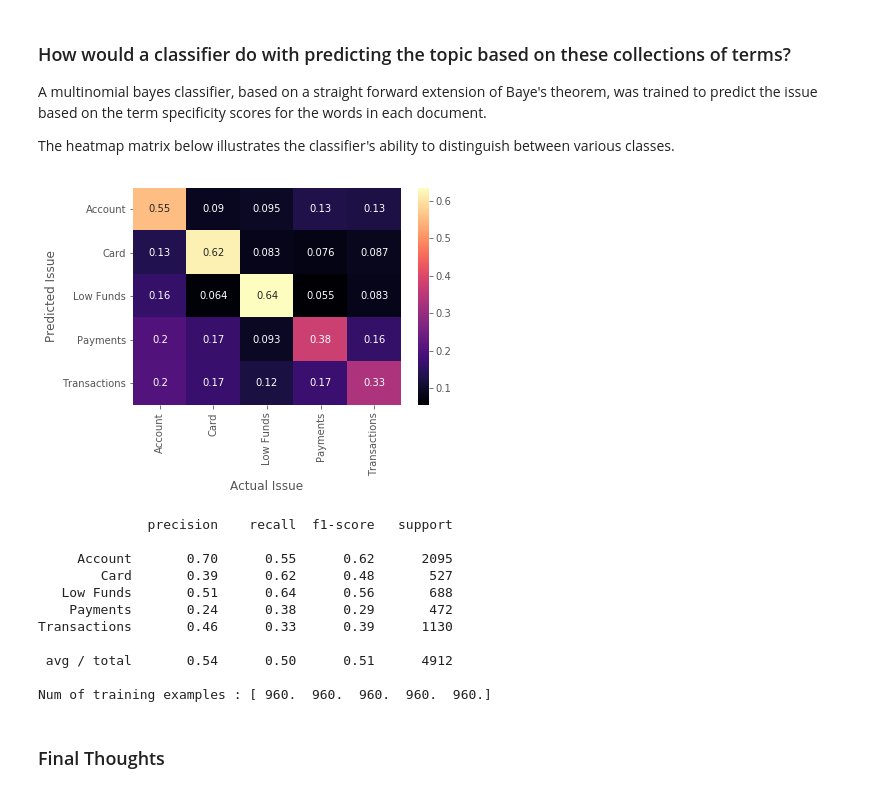
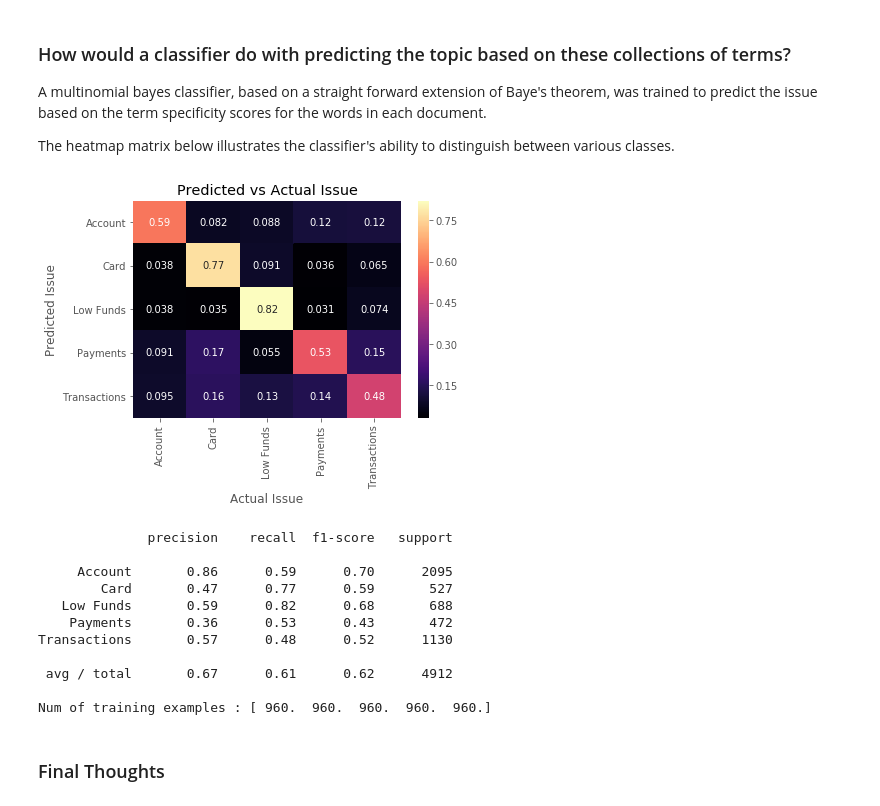
Before and after one commit to swfisher/springboard, a Jupyter notebook: complaints/reports/complaints_data_story.ipynb, the cells around one changed output. Cells and saved outputs as stored; diff of their text form; code cells hidden in the pictures.

Commit message:
Corrected max features, added log scaling for term frequency.

```diff
--- a/complaints/reports/complaints_data_story.ipynb
+++ b/complaints/reports/complaints_data_story.ipynb
@@ -204,3 +201,7 @@ glob_tfidf = tfidf_vectorize(glob_bow['m'])
+# %%
+glob_bow = bow_vectorize(text_globs,max_df=1.0)
+#Computes sublinear tf, in which term frequency is replaced with 1 + log(tf), functions better for Doc Count.
+glob_tfidf = tfidf_vectorize(glob_bow['m'],sublinear_tf=True)
 # %%
 bow_m = glob_bow['m'].todense()
 bow_mz = stats.zscore(bow_m,axis=0)
@@ -243,0 +222,8 @@ Note that the left-most bars on the x-axis reach well above the cut off on the y
+# %%
+plt.figure(figsize=(10,6))
+plt.title("Overall distribution of Specificity Values")
+for issue in issues:
+    sns.kdeplot(glob_df.loc[:,(issue,'tfidf')],shade=True)
+plt.xlabel('Frequency')
+plt.xlabel('Specificity Values')
+plt.show()
@@ -252,10 +240,15 @@ for issue in issues:
     it = glob_df.loc[:,(issue,['tfidf','bow'])]
     it.columns = it.columns.get_level_values(1)
     it.columns = ["Frequency","Specificity"]
+    unigrams = it.loc[[i for i in glob_df.index if len(i.split(' ')) == 1]].sort_values(by='Specificity',ascending=False)
+    bigrams = it.loc[[i for i in glob_df.index if len(i.split(' ')) == 2]].sort_values(by='Specificity',ascending=False)
     it = it.sort_values(by=['Specificity'],ascending=False)
-    print(it.head(10))
+    print('One Word Phrases')
+    print(unigrams.head(15))
     print()
-    print(it.tail(5))
+    print('Two Word Phrases')
+    print(bigrams.head(10))
+    print()
 # %% [output]
 Account Issues
 
@@ -329,11 +322,11 @@ strat_test_set = pd.concat(test_samples)
 #Make the vocabulary correspond to the one learned from the topic globs.
 
 bal_training_bow = bow_conform(bal_training_set['clean_text'],feature_names)
-bal_training_tfidf = tfidf_vectorize(bal_training_bow['m'])
+bal_training_tfidf = tfidf_vectorize(bal_training_bow['m'],sublinear_tf=True)
 bal_training_labels = bal_training_set['issue']
 
 strat_test_bow = bow_conform(strat_test_set['clean_text'],feature_names)
-strat_test_tfidf = tfidf_vectorize(strat_test_bow['m'])
+strat_test_tfidf = tfidf_vectorize(strat_test_bow['m'],sublinear_tf=True)
 strat_test_labels = strat_test_set['issue']
 
 bal_X_train,bal_y_train = bal_training_tfidf['m'], bal_training_labels
@@ -346,24 +339,24 @@ print()
 # %%
 predictions = bal_mnb_classifier.predict(X=strat_X_test)
 confusion = np.matrix(metrics.confusion_matrix(strat_y_test,predictions))
 rel_confusion = confusion/confusion.sum(axis=1)
 rc_df = pd.DataFrame(rel_confusion,index=issues,columns=issues)
 heat = sns.heatmap(rc_df,cmap='magma',annot=True)
-heat.set(xlabel = 'Actual Issue',ylabel = 'Predicted Issue')
+heat.set(xlabel = 'Actual Issue',ylabel = 'Predicted Issue',title= 'Predicted vs Actual Issue')
 plt.show()
 print(metrics.classification_report(strat_y_test,predictions))
 print('Num of training examples :',bal_mnb_classifier.class_count_)
 # %% [output]
-[figure, old version]
+[figure, new version]
               precision    recall  f1-score   support
 
-     Account       0.70      0.55      0.62      2095
-        Card       0.39      0.62      0.48       527
-   Low Funds       0.51      0.64      0.56       688
-    Payments       0.24      0.38      0.29       472
-Transactions       0.46      0.33      0.39      1130
+     Account       0.86      0.59      0.70      2095
+        Card       0.47      0.77      0.59       527
+   Low Funds       0.59      0.82      0.68       688
+    Payments       0.36      0.53      0.43       472
+Transactions       0.57      0.48      0.52      1130
 
- avg / total       0.54      0.50      0.51      4912
+ avg / total       0.67      0.61      0.62      4912
 
 Num of training examples : [ 960.  960.  960.  960.  960.]
 # %% [markdown]
```
Also changed, not shown: parts of 10 cells of this notebook.
